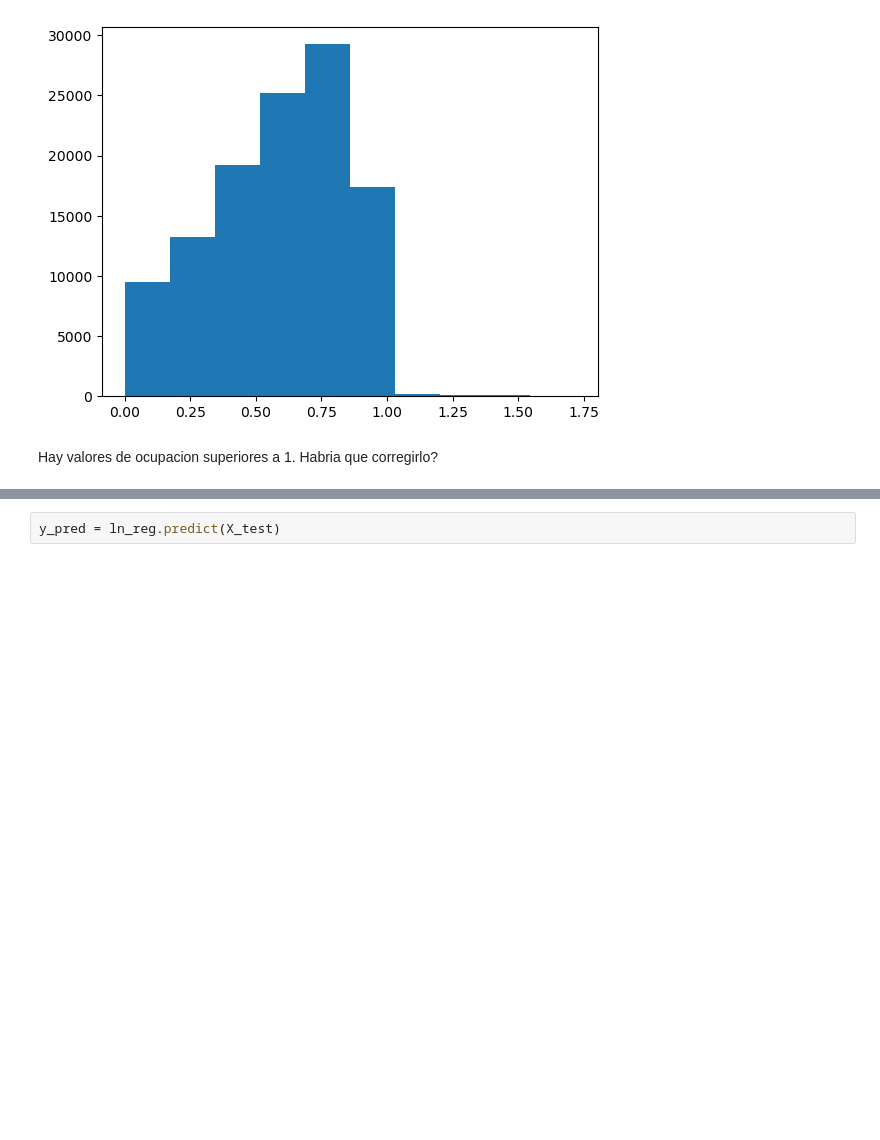
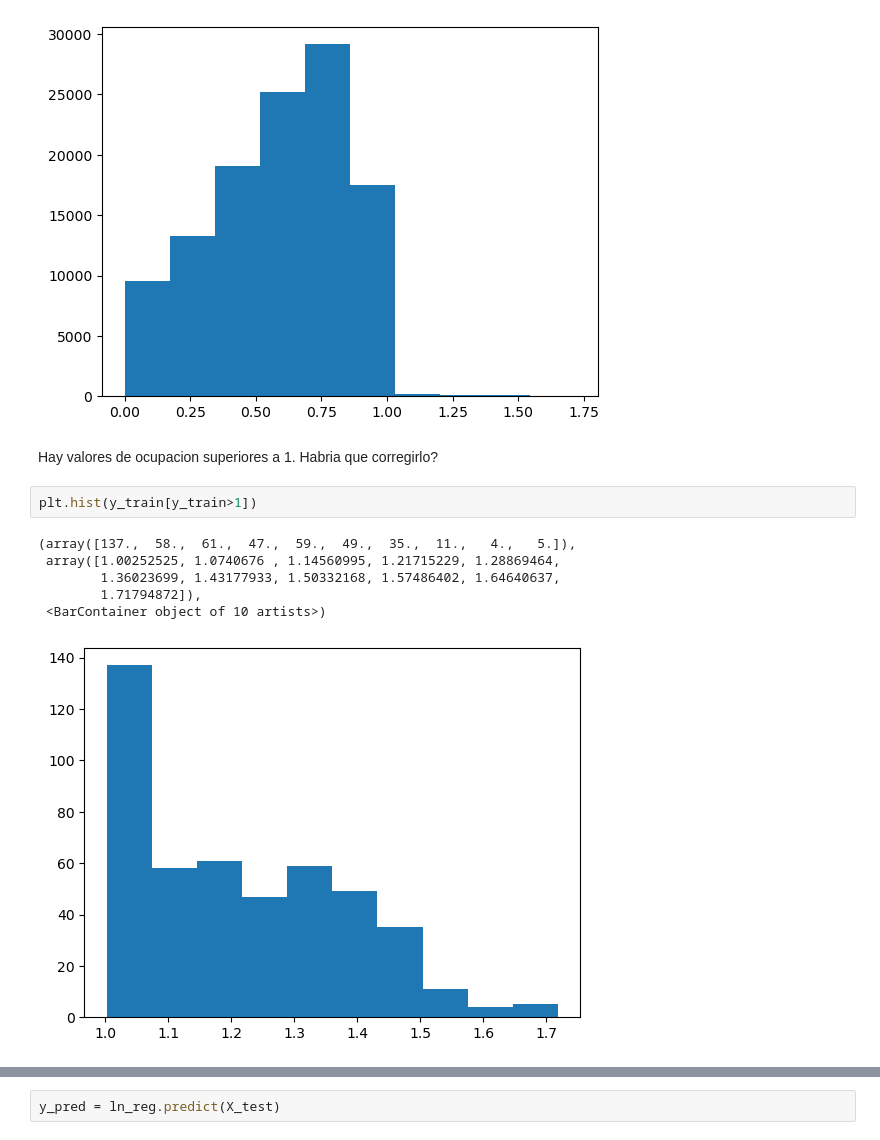
Before and after one commit to franmastromarino/ub-bicing-capstone-project, a Jupyter notebook: training.ipynb, the cells around one changed output, grey strips where cells are left out. Saved outputs shown, nothing was run; the diff lists cells and outputs as text; blank space fills up the shorter version.

```diff
--- a/training.ipynb
+++ b/training.ipynb
@@ -85,3 +96,12 @@ plt.hist(y_train)
 [figure]
 # %% [markdown]
 Hay valores de ocupacion superiores a 1. Habria que corregirlo?
+# %%
+plt.hist(y_train[y_train>1])
+# %% [output]
+(array([137.,  58.,  61.,  47.,  59.,  49.,  35.,  11.,   4.,   5.]),
+ array([1.00252525, 1.0740676 , 1.14560995, 1.21715229, 1.28869464,
+        1.36023699, 1.43177933, 1.50332168, 1.57486402, 1.64640637,
+        1.71794872]),
+ <BarContainer object of 10 artists>)
+[figure, added]
```
Also changed, not shown: parts of 46 cells of this notebook.
